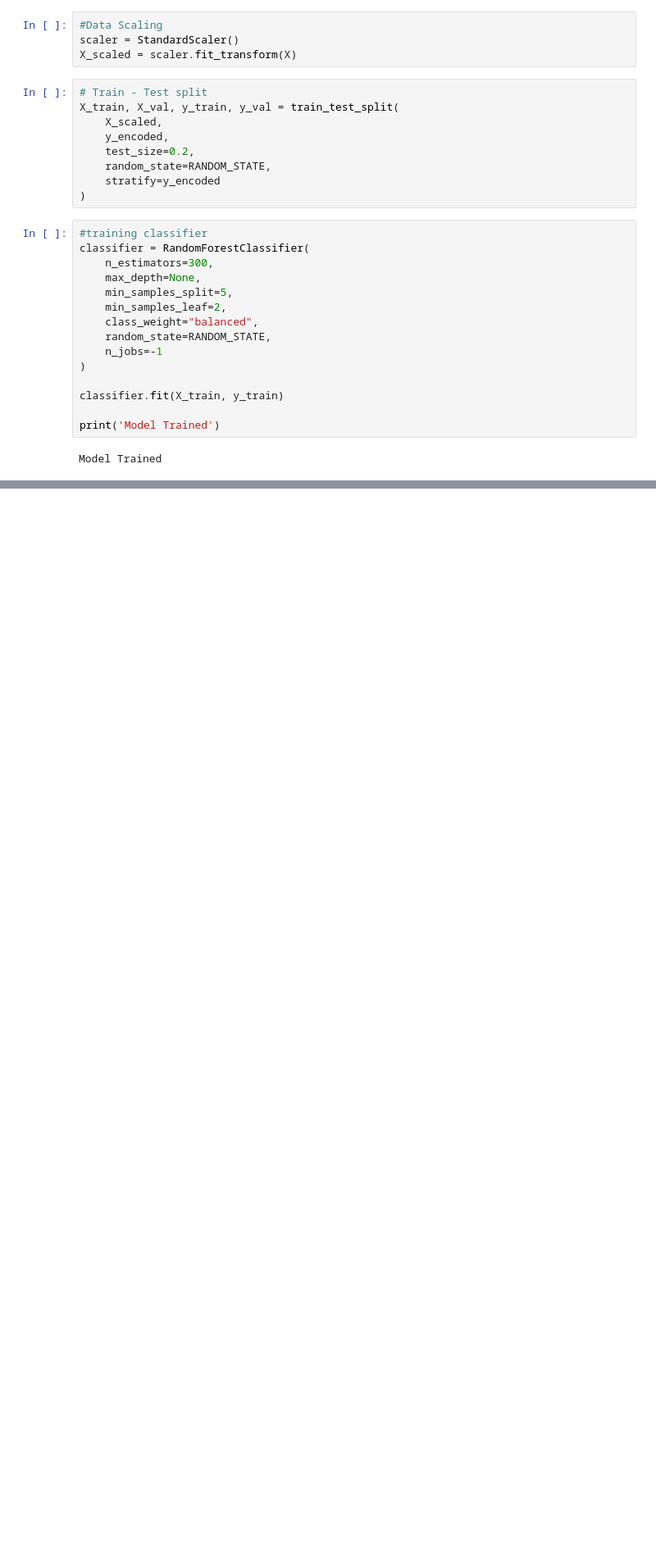
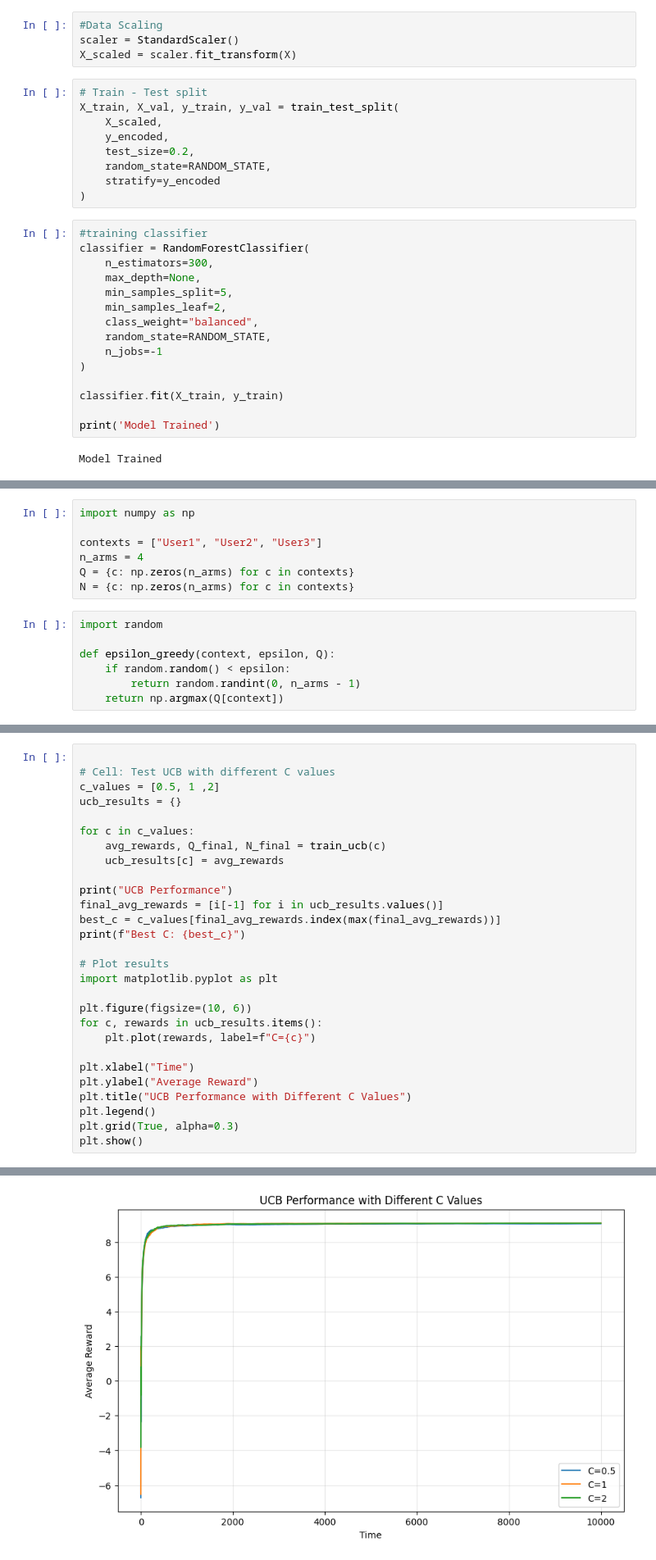
Before and after one commit to Aarav6790/lab3-contextual-bandit, a Jupyter notebook: lab3_results_U20230092.ipynb, the cells around one changed output, grey strips where cells are left out. Shown at 82% size. Cells and saved outputs as stored; diff of their text form; blank space fills up the shorter version.

```diff
--- a/lab3_results_U20230092.ipynb
+++ b/lab3_results_U20230092.ipynb
@@ -115,0 +144,14 @@ weighted avg       0.90      0.90      0.90       400
+# %%
+import numpy as np
+
+contexts = ["User1", "User2", "User3"]
+n_arms = 4
+Q = {c: np.zeros(n_arms) for c in contexts}
+N = {c: np.zeros(n_arms) for c in contexts}
+# %%
+import random
+
+def epsilon_greedy(context, epsilon, Q):
+    if random.random() < epsilon:
+        return random.randint(0, n_arms - 1)
+    return np.argmax(Q[context])
@@ -115,0 +271,29 @@ weighted avg       0.90      0.90      0.90       400
+# %%
+
+# Cell: Test UCB with different C values
+c_values = [0.5, 1 ,2]
+ucb_results = {}
+
+for c in c_values:
+    avg_rewards, Q_final, N_final = train_ucb(c)
+    ucb_results[c] = avg_rewards
+
+print("UCB Performance")
+final_avg_rewards = [i[-1] for i in ucb_results.values()]
+best_c = c_values[final_avg_rewards.index(max(final_avg_rewards))]
+print(f"Best C: {best_c}")
+
+# Plot results
+import matplotlib.pyplot as plt
+
+plt.figure(figsize=(10, 6))
+for c, rewards in ucb_results.items():
+    plt.plot(rewards, label=f"C={c}")
+
+plt.xlabel("Time")
+plt.ylabel("Average Reward")
+plt.title("UCB Performance with Different C Values")
+plt.legend()
+plt.grid(True, alpha=0.3)
+plt.show()
+# %% [output]
@@ -115,0 +302 @@ weighted avg       0.90      0.90      0.90       400
+[figure, added]
```
Also changed, not shown: parts of 20 cells of this notebook.
